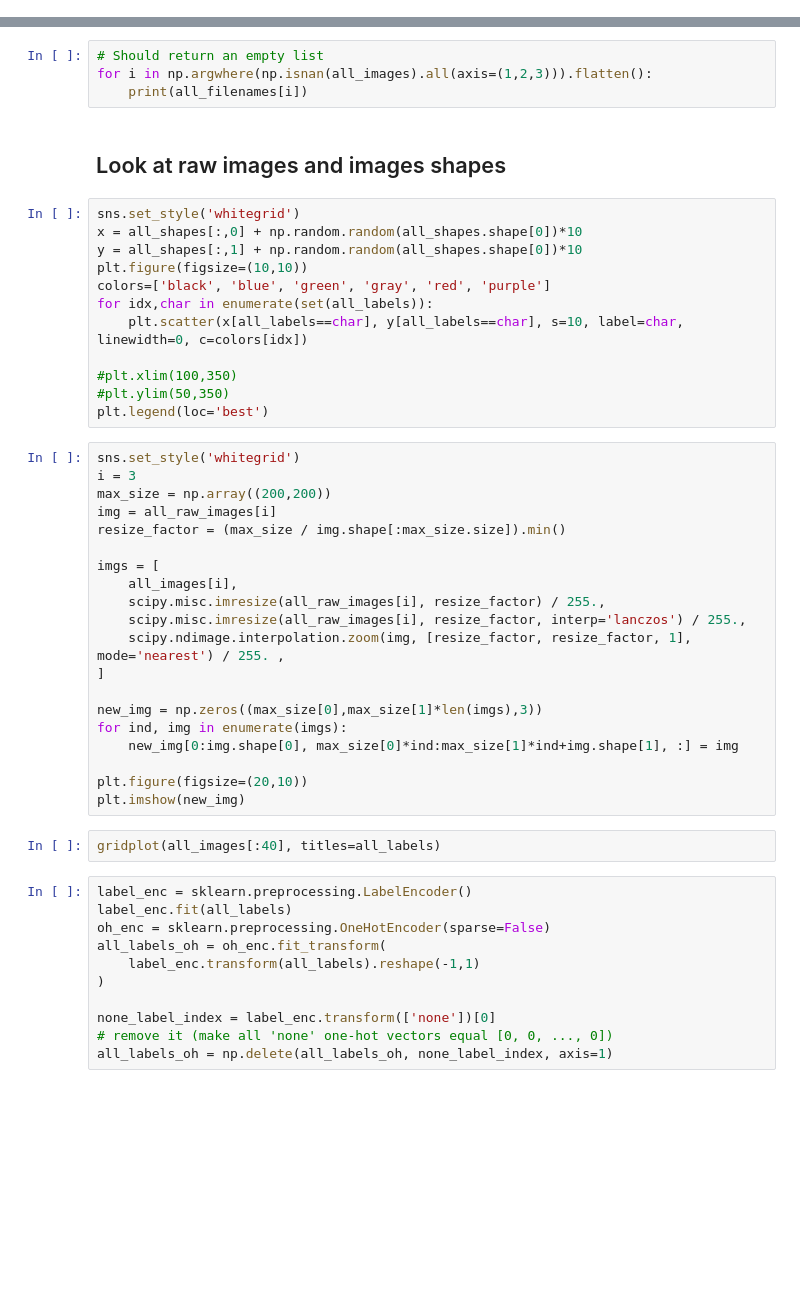
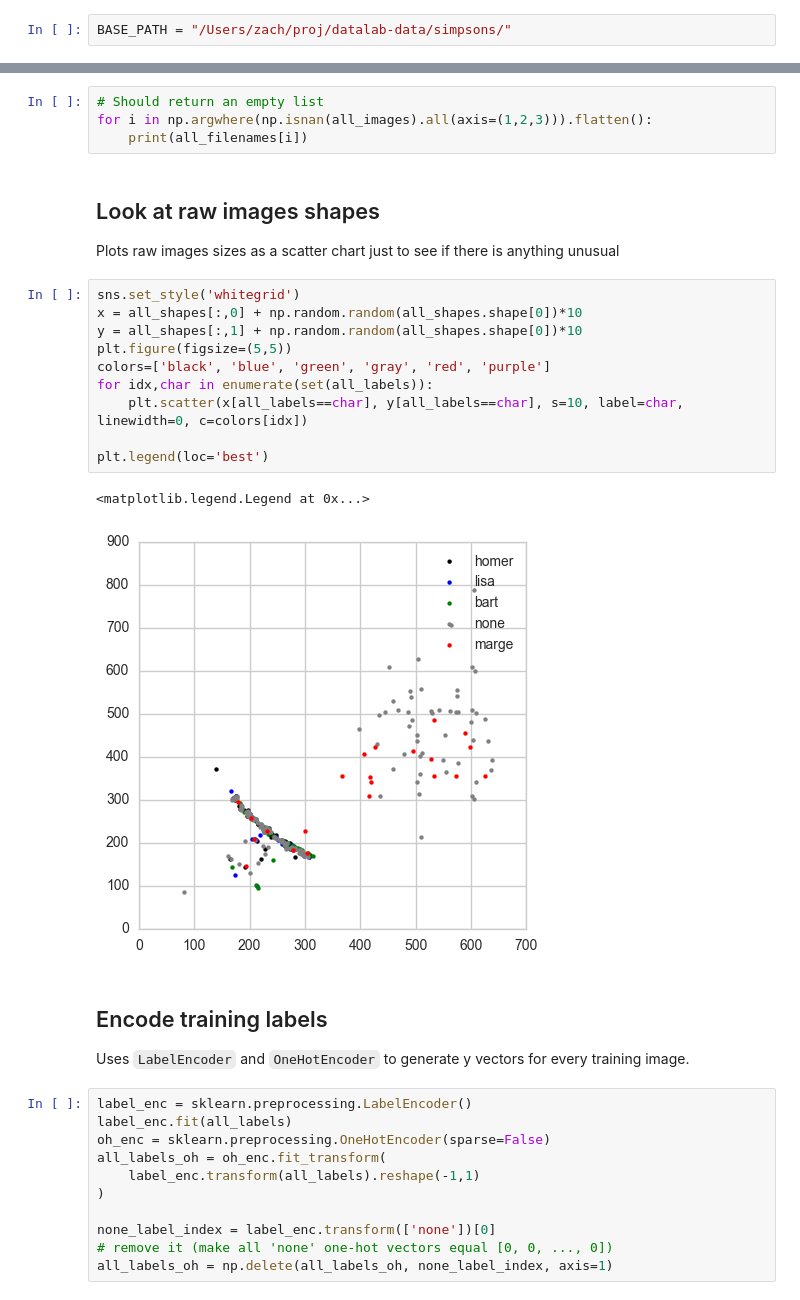
Before and after one commit to zachmoshe/zachmoshe.com, a Jupyter notebook: content/simpsons-detector/Create Dataset.ipynb, the cells around one changed output, grey strips where cells are left out. Drawn from its saved outputs; the diff is of its cells as text; blank space fills up the shorter version.

```diff
--- a/content/simpsons-detector/Create Dataset.ipynb
+++ b/content/simpsons-detector/Create Dataset.ipynb
@@ -23 +38,3 @@ Using TensorFlow backend.
+# %%
+BASE_PATH = "/Users/zach/proj/datalab-data/simpsons/"
 # %%
@@ -115,42 +130,27 @@ This might happen because `scipy.misc.imresize` doesn't handle well arrays that
 # Should return an empty list
 for i in np.argwhere(np.isnan(all_images).all(axis=(1,2,3))).flatten():
     print(all_filenames[i])
-# %% [markdown]
-## Look at raw images and images shapes
+# %% [markdown]
+## Look at raw images shapes
+
+Plots raw images sizes as a scatter chart just to see if there is anything unusual
 # %%
 sns.set_style('whitegrid')
 x = all_shapes[:,0] + np.random.random(all_shapes.shape[0])*10
 y = all_shapes[:,1] + np.random.random(all_shapes.shape[0])*10
-plt.figure(figsize=(10,10))
+plt.figure(figsize=(5,5))
 colors=['black', 'blue', 'green', 'gray', 'red', 'purple']
 for idx,char in enumerate(set(all_labels)):
     plt.scatter(x[all_labels==char], y[all_labels==char], s=10, label=char, linewidth=0, c=colors[idx])
 
-#plt.xlim(100,350)
-#plt.ylim(50,350)
 plt.legend(loc='best')
+# %% [output]
+<matplotlib.legend.Legend at 0x...>
+[figure, added]
-# %%
-sns.set_style('whitegrid')
-i = 3
-max_size = np.array((200,200))
-img = all_raw_images[i]
-resize_factor = (max_size / img.shape[:max_size.size]).min()
-
-imgs = [
-    all_images[i],
-    scipy.misc.imresize(all_raw_images[i], resize_factor) / 255.,
-    scipy.misc.imresize(all_raw_images[i], resize_factor, interp='lanczos') / 255.,
-    scipy.ndimage.interpolation.zoom(img, [resize_factor, resize_factor, 1], mode='nearest') / 255. ,
-]
-
-new_img = np.zeros((max_size[0],max_size[1]*len(imgs),3))
-for ind, img in enumerate(imgs):
-    new_img[0:img.shape[0], max_size[0]*ind:max_size[1]*ind+img.shape[1], :] = img
-
-plt.figure(figsize=(20,10))
-plt.imshow(new_img)
-# %%
-gridplot(all_images[:40], titles=all_labels)
+# %% [markdown]
+## Encode training labels
+
+Uses `LabelEncoder` and `OneHotEncoder` to generate y vectors for every training image.
 # %%
 label_enc = sklearn.preprocessing.LabelEncoder()
 label_enc.fit(all_labels)
```
Also changed, not shown: parts of 32 cells of this notebook.
